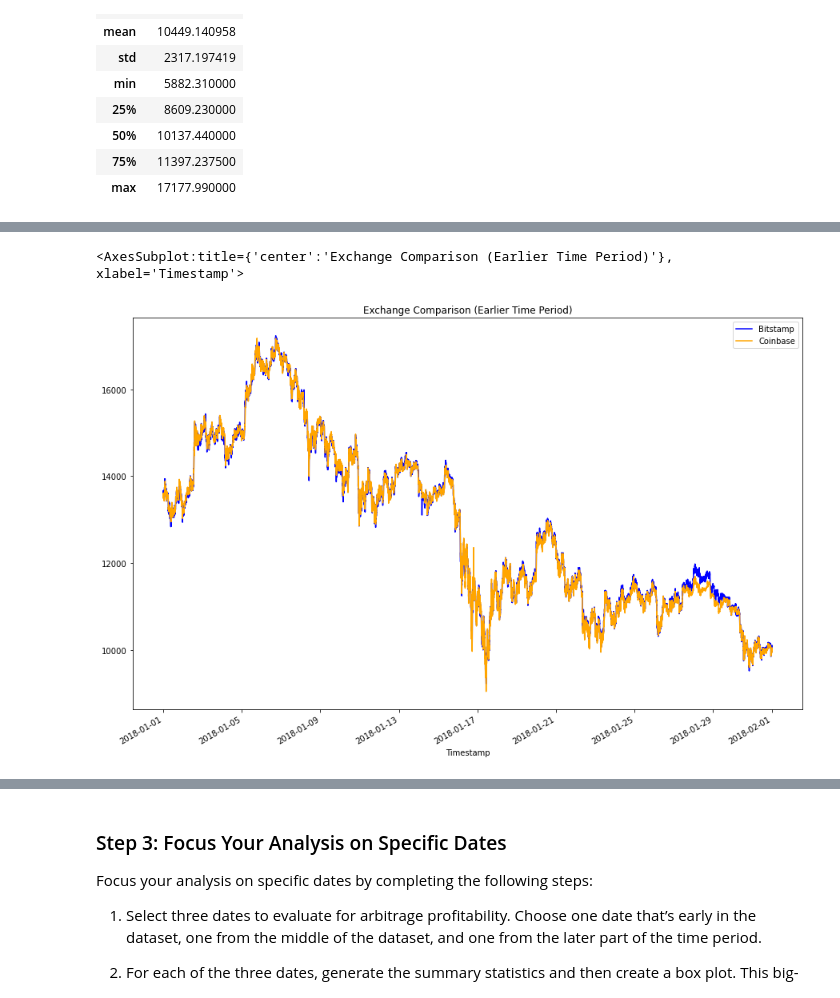
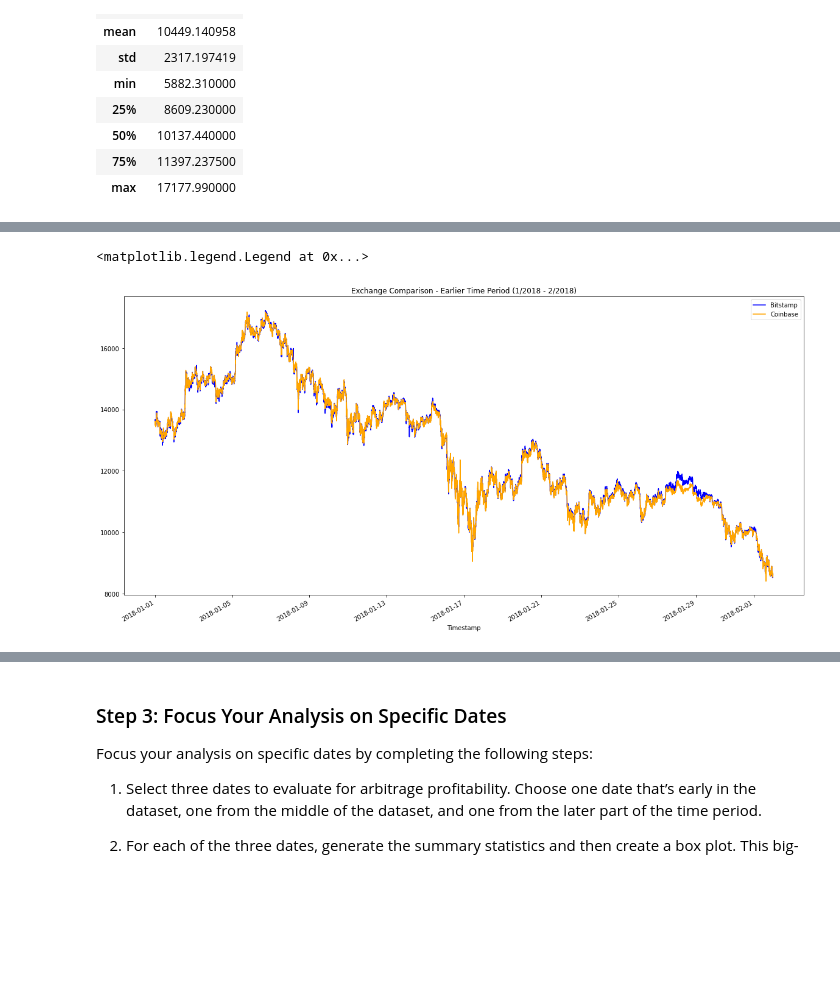
Before and after one commit to briggslalor/Challenge_3, a Jupyter notebook: crypto_arbitrage.ipynb, the cells around one changed output, grey strips where cells are left out. Drawn from its saved outputs; the diff is of its cells as text; code cells hidden in the pictures; blank space fills up the shorter version.

```diff
--- a/crypto_arbitrage.ipynb
+++ b/crypto_arbitrage.ipynb
@@ -181,10 +181,12 @@ bitstamp_sliced = # YOUR CODE HERE
 | 2018-01-01 00:04:00 | 13620.00 |
 # %%
 # Use loc or iloc to select `Timestamp (the index)` and `Close` from coinbase DataFrame
-coinbase_sliced = # YOUR CODE HERE
+coinbase_sliced = coinbase.loc[:, ['Close']]
+bitstamp_sliced = bitstamp.loc[:, ['Close']]
 
 # Review the first five rows of the DataFrame
-# YOUR CODE HERE
+coinbase_sliced.head()
+bitstamp_sliced.head()
 # %% [output]
 |  | Close |
 | Timestamp |  |
@@ -256,11 +262,17 @@ Sort through the time series data associated with the bitstamp and coinbase Data
 # %%
 # Using the loc and plot functions, create an overlay plot that visualizes
 # the price action of both DataFrames for a one month period early in the dataset
 # Be sure to include the parameters: legend, figure size, title, and color and label
-# YOUR CODE HERE
+ax = bitstamp_sliced.loc['2018-01-01':'2018-02-01'].plot(figsize = (20,10),
+                                                         title = 'Exchange Comparison - Earlier Time Period (1/2018 - 2/2018)',
+                                                        color = 'blue')
+
+coinbase_sliced.loc['2018-01-01':'2018-02-01'].plot(ax=ax, color = 'orange')
+
+ax.legend(['Bitstamp', 'Coinbase'])
 # %% [output]
-<AxesSubplot:title={'center':'Exchange Comparison (Earlier Time Period)'}, xlabel='Timestamp'>
+<matplotlib.legend.Legend at 0x...>
-[figure, old version]
+[figure, new version]
 # %%
 # Using the loc and plot functions, create an overlay plot that visualizes
 # the price action of both DataFrames for a one month period later in the dataset
```
Also changed, not shown: parts of 8 cells of this notebook.
